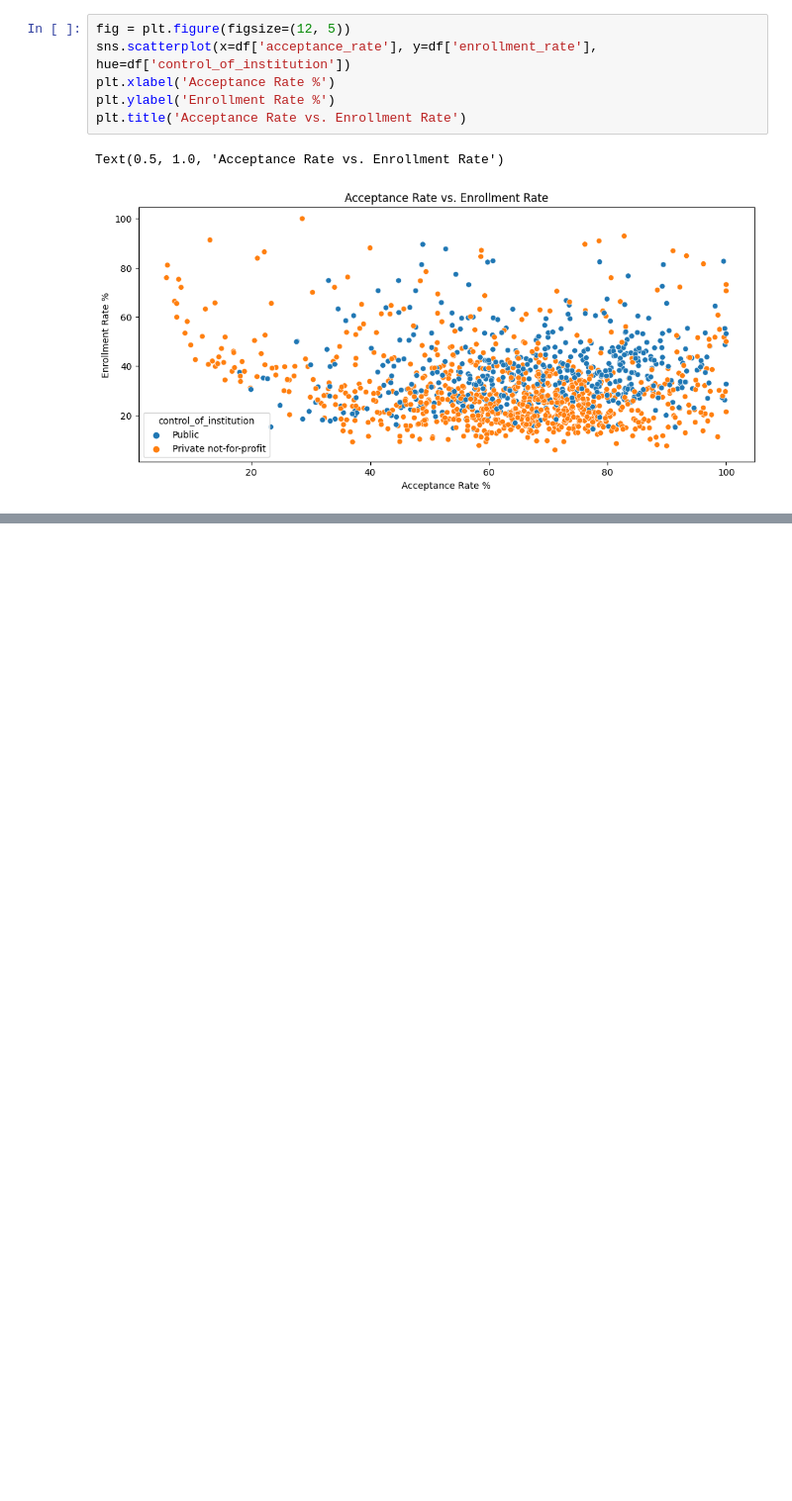
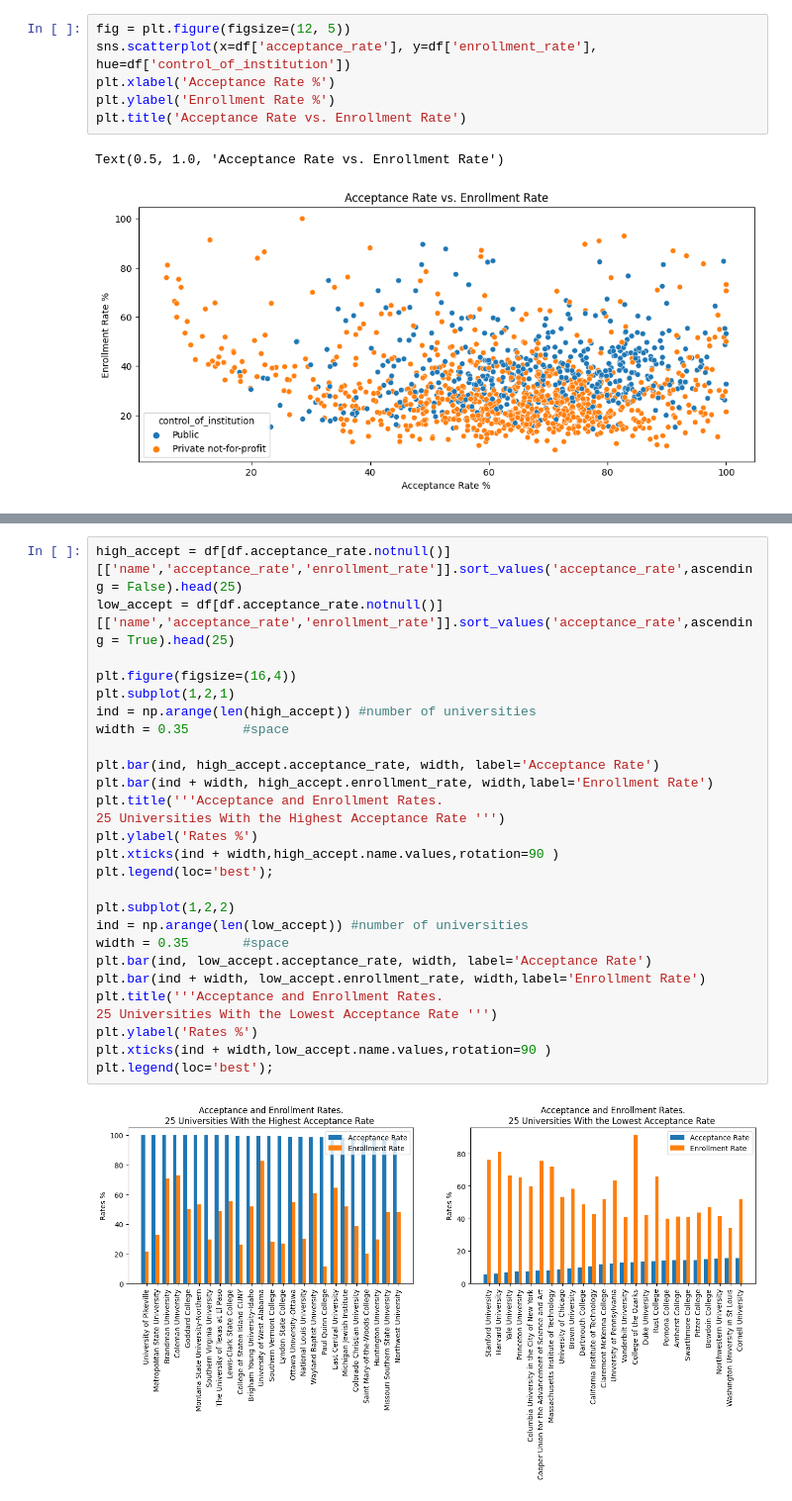
Before and after one commit to VegaNicolas/Exploratory-Data-Analysis---American-Universities-IPEDS-2013, a Jupyter notebook: American_Universities.ipynb, the cells around one changed output, grey strips where cells are left out. Shown at 99% size. Cells and saved outputs as stored; diff of their text form; blank space fills up the shorter version.

Commit message:
added high_accept and low_accept

```diff
--- a/American_Universities.ipynb
+++ b/American_Universities.ipynb
@@ -401,0 +408,29 @@ Text(0.5, 1.0, 'Acceptance Rate vs. Enrollment Rate')
+# %%
+high_accept = df[df.acceptance_rate.notnull()][['name','acceptance_rate','enrollment_rate']].sort_values('acceptance_rate',ascending = False).head(25)
+low_accept = df[df.acceptance_rate.notnull()][['name','acceptance_rate','enrollment_rate']].sort_values('acceptance_rate',ascending = True).head(25)
+
+plt.figure(figsize=(16,4))
+plt.subplot(1,2,1)
+ind = np.arange(len(high_accept)) #number of universities
+width = 0.35       #space
+
+plt.bar(ind, high_accept.acceptance_rate, width, label='Acceptance Rate')
+plt.bar(ind + width, high_accept.enrollment_rate, width,label='Enrollment Rate')
+plt.title('''Acceptance and Enrollment Rates.
+25 Universities With the Highest Acceptance Rate ''')
+plt.ylabel('Rates %')
+plt.xticks(ind + width,high_accept.name.values,rotation=90 )
+plt.legend(loc='best');
+
+plt.subplot(1,2,2)
+ind = np.arange(len(low_accept)) #number of universities
+width = 0.35       #space
+plt.bar(ind, low_accept.acceptance_rate, width, label='Acceptance Rate')
+plt.bar(ind + width, low_accept.enrollment_rate, width,label='Enrollment Rate')
+plt.title('''Acceptance and Enrollment Rates.
+25 Universities With the Lowest Acceptance Rate ''')
+plt.ylabel('Rates %')
+plt.xticks(ind + width,low_accept.name.values,rotation=90 )
+plt.legend(loc='best');
+# %% [output]
+[figure, added]
```
Also changed, not shown: parts of 2 cells of this notebook.
